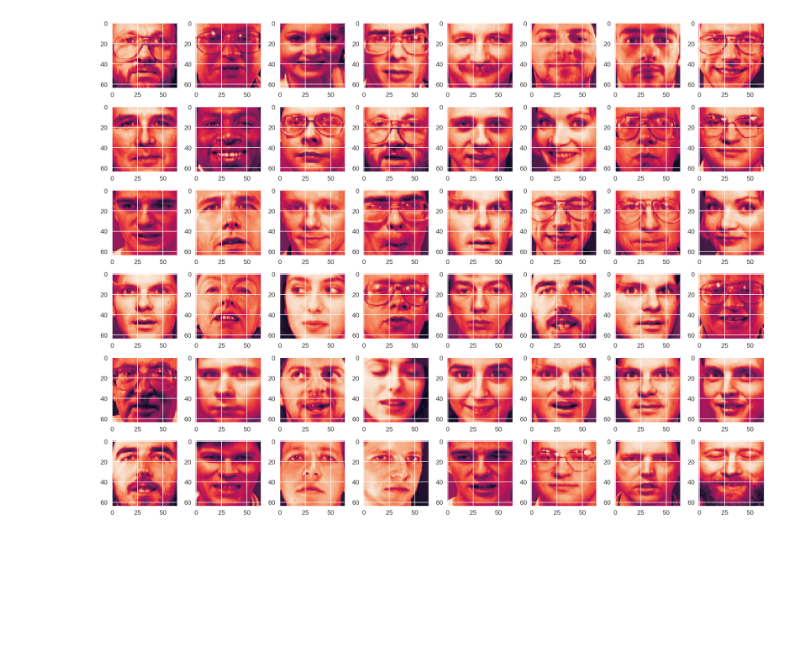
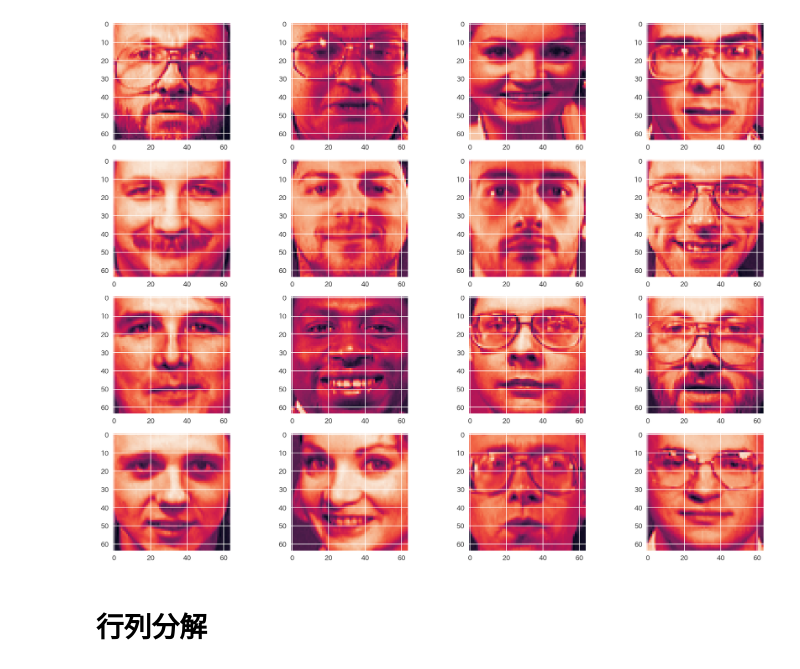
Before and after one commit to tksmd/hannari-python-3, a Jupyter notebook: demo.ipynb, the cells around one changed output. Cells and saved outputs as stored; diff of their text form; code cells hidden in the pictures; blank space fills up the shorter version.

```diff
--- a/demo.ipynb
+++ b/demo.ipynb
@@ -19,18 +19,20 @@ dataset = fetch_olivetti_faces(shuffle=True)
 # %%
 import math
 
 faces = dataset.data
 plt.figure(figsize=(16,12))
 
-n_col = 8
-num = 48
+n_col = 4
+num = 16
 n_row = math.ceil(len(faces[:num]) / n_col)
 image_shape = (64, 64)
 
 for i, im in enumerate(faces[:num]):
     plt.subplot(n_row, n_col, i + 1)
     plt.imshow(im.reshape(image_shape))
 
 plt.tight_layout()
 # %% [output]
-[figure, old version]
+[figure, new version]
+# %% [markdown]
+# 行列分解
```
Also changed, not shown: parts of 14 cells of this notebook.
